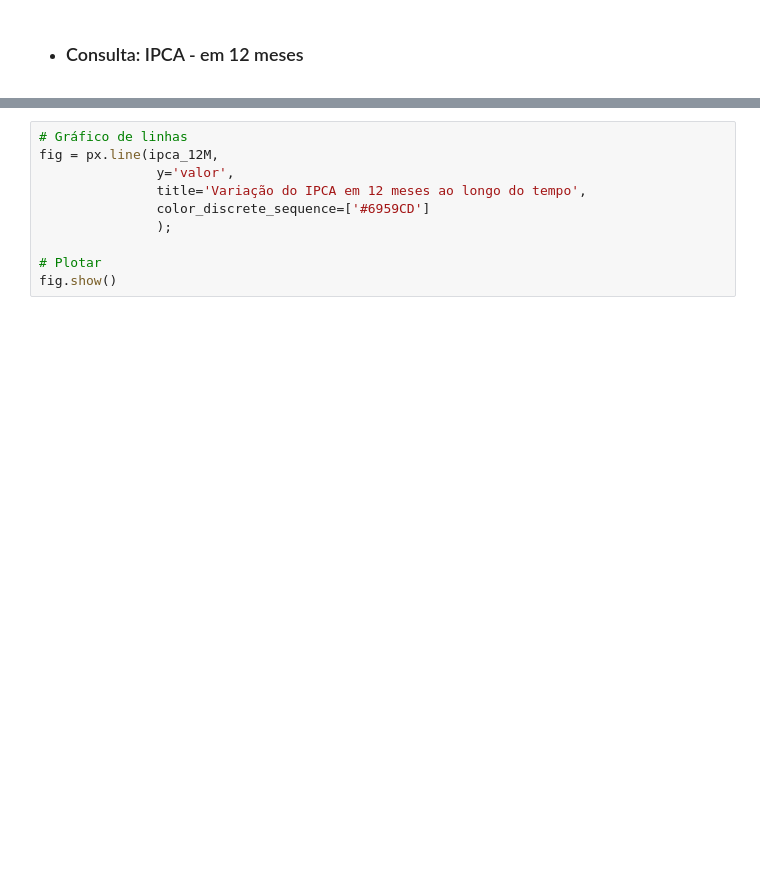
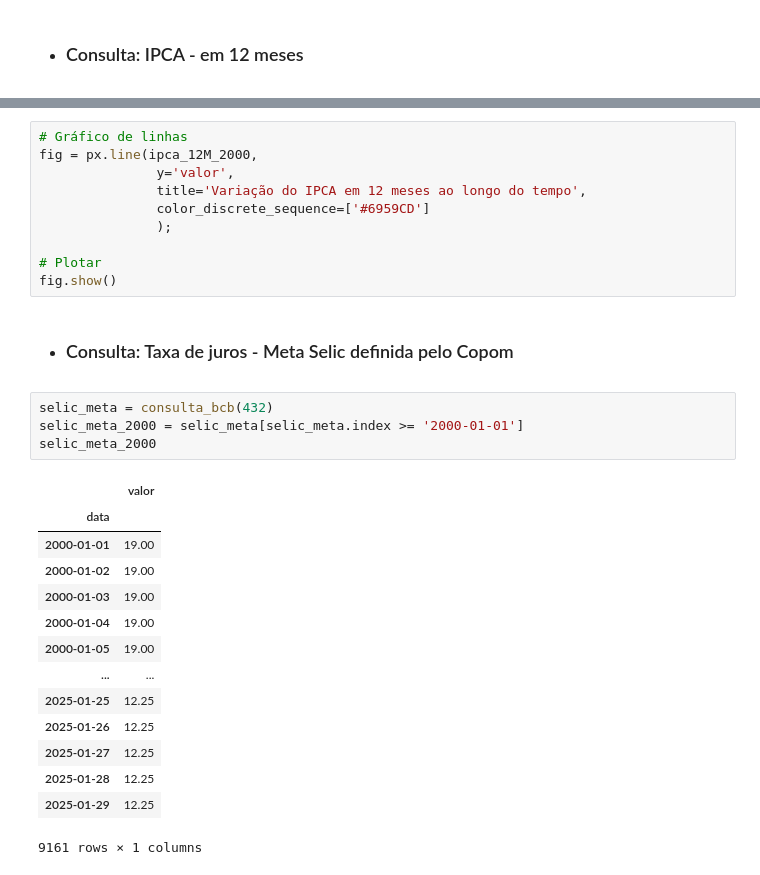
Before and after one commit to edubrumgithub/Analise-Indicadores-Financeiros-Economicos, a Jupyter notebook: main.ipynb, the cells around one changed output, grey strips where cells are left out. Saved outputs shown, nothing was run; the diff lists cells and outputs as text; blank space fills up the shorter version.

```diff
--- a/main.ipynb
+++ b/main.ipynb
@@ -386,6 +388,6 @@ ipca_12M
 # %%
 # Gráfico de linhas
-fig = px.line(ipca_12M,
+fig = px.line(ipca_12M_2000,
                y='valor',
                title='Variação do IPCA em 12 meses ao longo do tempo',
                color_discrete_sequence=['#6959CD']
@@ -393,3 +395,24 @@ fig = px.line(ipca_12M,
 
 # Plotar
 fig.show()
+# %% [markdown]
+- ### Consulta: Taxa de juros - Meta Selic definida pelo Copom
+# %%
+selic_meta = consulta_bcb(432)
+selic_meta_2000 = selic_meta[selic_meta.index >= '2000-01-01']
+selic_meta_2000
+# %% [output]
+|  | valor |
+| data |  |
+| 2000-01-01 | 19.00 |
+| 2000-01-02 | 19.00 |
+| 2000-01-03 | 19.00 |
+| 2000-01-04 | 19.00 |
+| 2000-01-05 | 19.00 |
+| ... | ... |
+| 2025-01-25 | 12.25 |
+| 2025-01-26 | 12.25 |
+| 2025-01-27 | 12.25 |
+| 2025-01-28 | 12.25 |
+| 2025-01-29 | 12.25 |
+9161 rows × 1 columns
```
Also changed, not shown: parts of 18 cells of this notebook.
